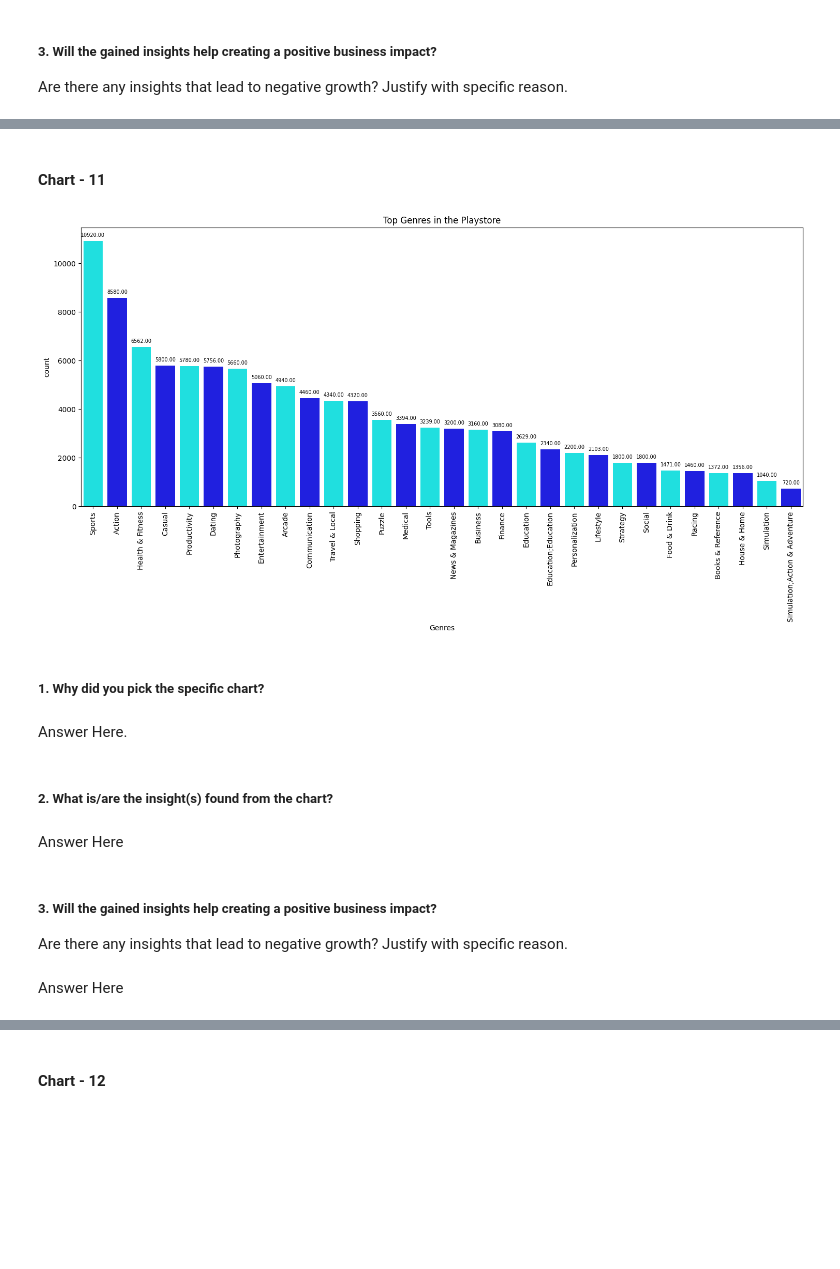
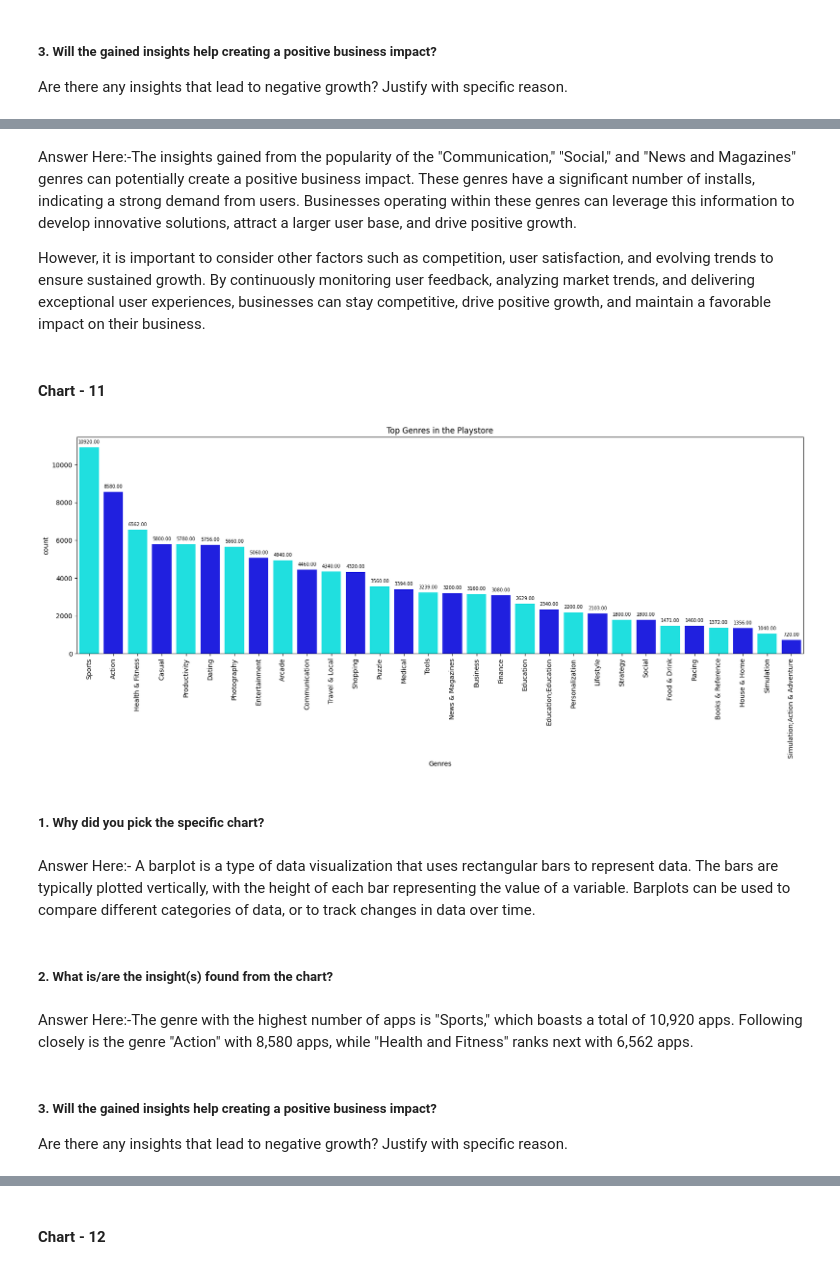
Before and after one commit to sanidhya1996/Exploratory-Data-Analysis-EDA-, a Jupyter notebook: Play_Store_App_Review_analysis(EDA).ipynb, the cells around one changed output, grey strips where cells are left out. Saved outputs shown, nothing was run; the diff lists cells and outputs as text; code cells hidden in the pictures; blank space fills up the shorter version.

```diff
--- a/Play_Store_App_Review_analysis(EDA).ipynb
+++ b/Play_Store_App_Review_analysis(EDA).ipynb
@@ -676,31 +694,34 @@ Answer Here
+# %% [markdown]
+Answer Here:-The insights gained from the popularity of the "Communication," "Social," and "News and Magazines" genres can potentially create a positive business impact. These genres have a significant number of installs, indicating a strong demand from users. Businesses operating within these genres can leverage this information to develop innovative solutions, attract a larger user base, and drive positive growth.
+
+However, it is important to consider other factors such as competition, user satisfaction, and evolving trends to ensure sustained growth. By continuously monitoring user feedback, analyzing market trends, and delivering exceptional user experiences, businesses can stay competitive, drive positive growth, and maintain a favorable impact on their business.
 # %% [markdown]
 #### Chart - 11
 # %%
 # Chart - 11 visualization code
 
-plt.figure(figsize=(18,7))
+plt.figure(figsize=(20,6))
 ax = sns.countplot(x="Genres", data=Psd, palette= ['cyan','blue'],order=Psd['Genres'].value_counts().index[:30])
 plt.title('Top Genres in the Playstore')
 plt.xticks(rotation = 90)
 for bar in ax.patches:
     ax.annotate(format(bar.get_height(), '.2f'),
                    (bar.get_x() + bar.get_width() / 2,
                     bar.get_height()), ha='center', va='center',
                    size=7, xytext=(0, 8),
                    textcoords='offset points')
 plt.show()
 # %% [output]
-[figure, old version]
+[figure, new version]
 # %% [markdown]
 ##### 1. Why did you pick the specific chart?
-# %% [markdown]
-Answer Here.
+# %% [markdown]
+Answer Here:-
+A barplot is a type of data visualization that uses rectangular bars to represent data. The bars are typically plotted vertically, with the height of each bar representing the value of a variable. Barplots can be used to compare different categories of data, or to track changes in data over time.
 # %% [markdown]
 ##### 2. What is/are the insight(s) found from the chart?
-# %% [markdown]
-Answer Here
+# %% [markdown]
+Answer Here:-The genre with the highest number of apps is "Sports," which boasts a total of 10,920 apps. Following closely is the genre "Action" with 8,580 apps, while "Health and Fitness" ranks next with 6,562 apps.
 # %% [markdown]
 ##### 3. Will the gained insights help creating a positive business impact?
 Are there any insights that lead to negative growth? Justify with specific reason.
-# %% [markdown]
-Answer Here
```
Also changed, not shown: parts of 20 cells of this notebook.
